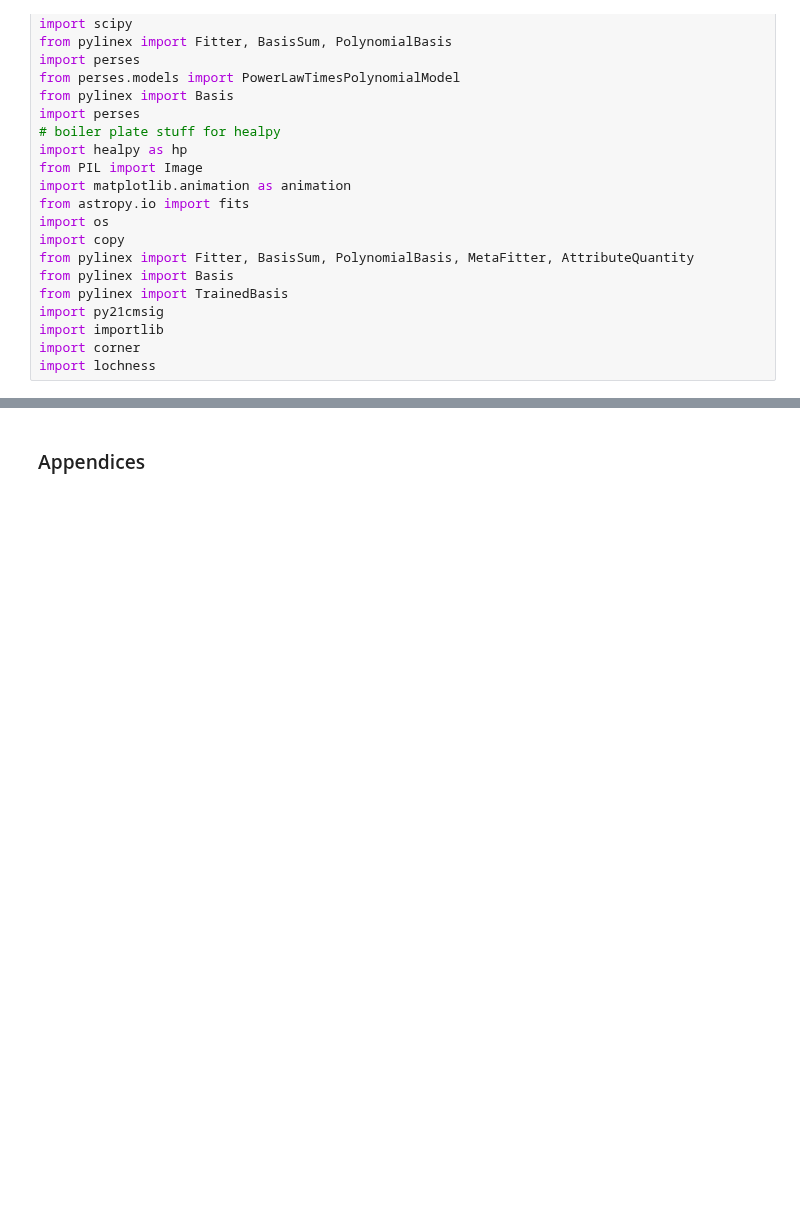
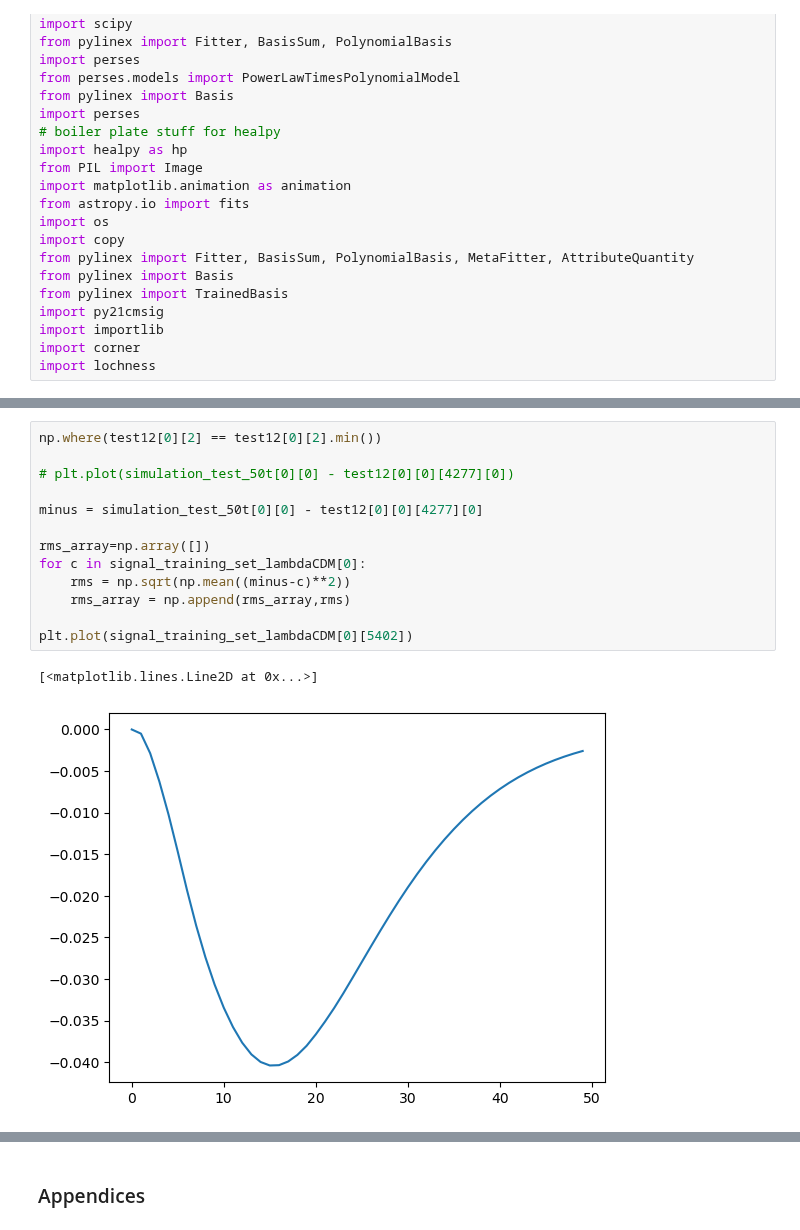
Before and after one commit to daba9359/LuCEE-Night_Simulation, a Jupyter notebook: Beam_weighted_foreground/Beam_Weighted_Foreground_Edited.ipynb, the cells around one changed output, grey strips where cells are left out. Cells and saved outputs as stored; diff of their text form; blank space fills up the shorter version.

```diff
--- a/Beam_weighted_foreground/Beam_Weighted_Foreground_Edited.ipynb
+++ b/Beam_weighted_foreground/Beam_Weighted_Foreground_Edited.ipynb
@@ -815,0 +929,16 @@ plt.plot(signal_only_50)
+# %%
+np.where(test12[0][2] == test12[0][2].min())
+
+# plt.plot(simulation_test_50t[0][0] - test12[0][0][4277][0])
+
+minus = simulation_test_50t[0][0] - test12[0][0][4277][0]
+
+rms_array=np.array([])
+for c in signal_training_set_lambdaCDM[0]:
+    rms = np.sqrt(np.mean((minus-c)**2))
+    rms_array = np.append(rms_array,rms)
+
+plt.plot(signal_training_set_lambdaCDM[0][5402])
+# %% [output]
+[<matplotlib.lines.Line2D at 0x...>]
+[figure, added]
```
Also changed, not shown: parts of 18 cells of this notebook.
